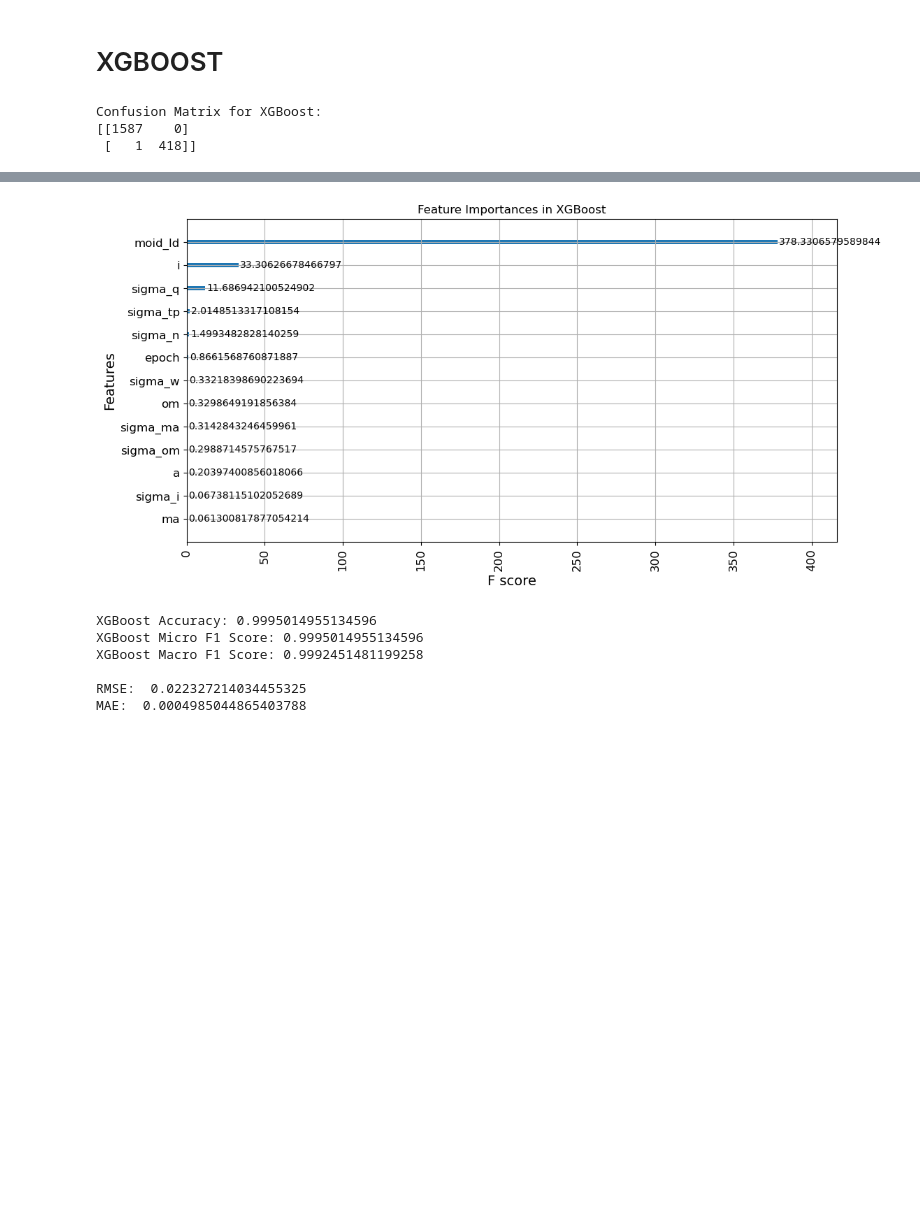
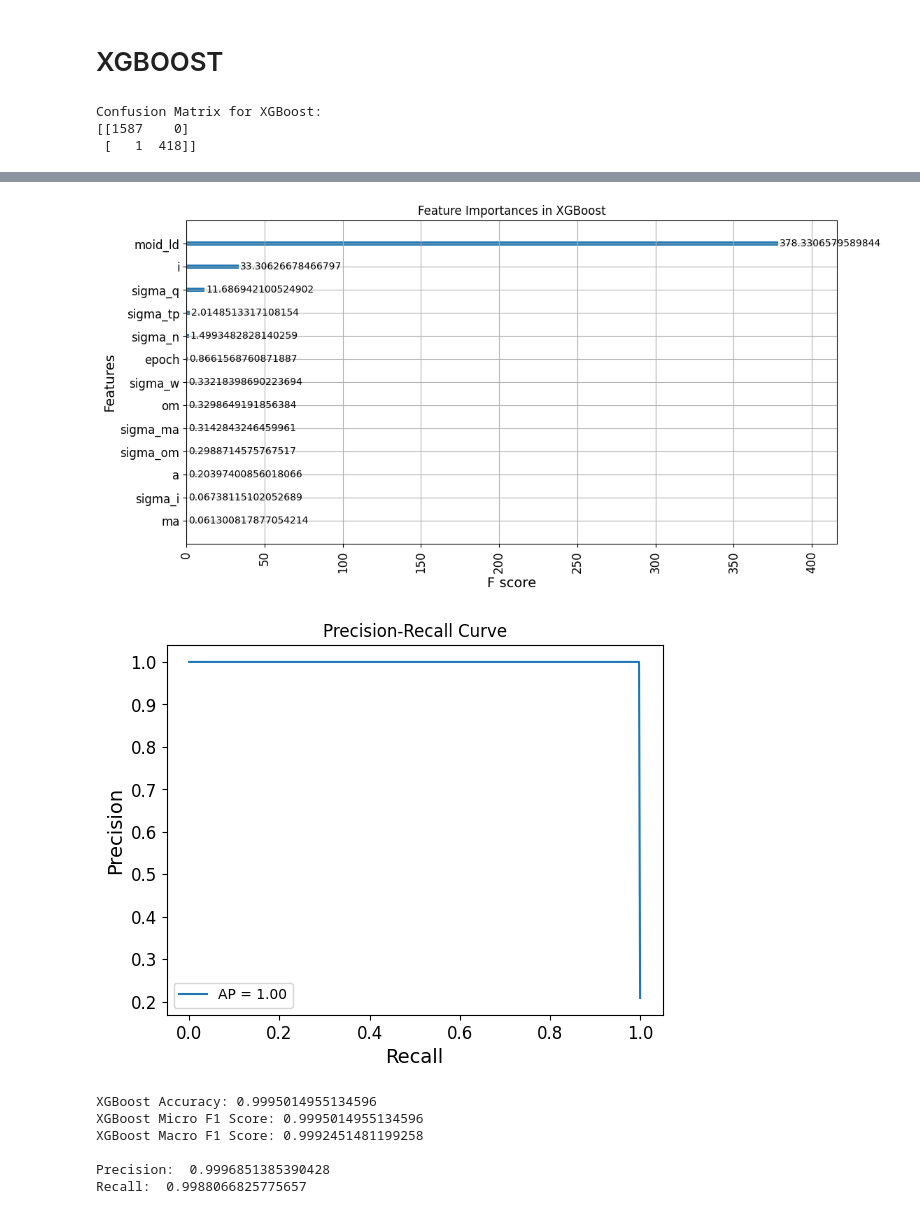
Before and after one commit to trevorsweigart/pha-classification, a Jupyter notebook: pha-classification.ipynb, the cells around one changed output, grey strips where cells are left out. Drawn from its saved outputs; the diff is of its cells as text; code cells hidden in the pictures; blank space fills up the shorter version.

```diff
--- a/pha-classification.ipynb
+++ b/pha-classification.ipynb
@@ -400,42 +441,58 @@ def xgboost_clf():
     plt.scatter(indices, y_pred, color="red", label="Predicted labels", alpha=0.6)
     plt.xlabel("Index of test example", fontsize=10)
     plt.ylabel("Classification", fontsize=10, rotation=90)
     plt.ylim(-0.1, 1.1)
     plt.xlim(0, 200)
     plt.legend()
     plt.show()
 
-    xgb_model.get_booster().feature_names = asteroids.drop(columns=['pha', 'neo', 'id']).columns.tolist()
+    xgb_clf.get_booster().feature_names = asteroids.drop(columns=['pha', 'neo', 'id']).columns.tolist()
 
     # Plot the feature importances
     fig, ax = plt.subplots(figsize=(12, 6))
-    xgb.plot_importance(xgb_model, importance_type='gain', ax=ax)
+    xgb.plot_importance(xgb_clf, importance_type='gain', ax=ax)
     plt.title("Feature Importances in XGBoost")
 
     # Rotate feature names for better readability
     for tick in ax.get_xticklabels():
         tick.set_rotation(90)
 
     plt.show()
 
-    return xgb_clf, xgb_accuracy, xgb_microf1, xgb_macrof1, xgb_rmse, xgb_mae
+    #Precison recal curve
+    precision, recall, thresholds = precision_recall_curve(y_test, y_pred)
+    average_precision = average_precision_score(y_test, y_pred)
+    plt.plot(recall, precision, label=f'AP = {average_precision:.2f}')
+    plt.xlabel('Recall')
+    plt.ylabel('Precision')
+    plt.title('Precision-Recall Curve')
+    plt.legend()
+    plt.show()
 
-xgb_model, xgb_accuracy, xgb_microf1, xgb_macrof1, xgb_rmse, xgb_mae = xgboost_clf()
+    precision = precision_score(y_test, y_pred, average="macro")
+    recall = recall_score(y_test, y_pred, average="macro")
+
+    return xgb_clf, xgb_accuracy, xgb_microf1, xgb_macrof1, xgb_rmse, xgb_mae, precision, recall
+
+xgb_model, xgb_accuracy, xgb_microf1, xgb_macrof1, xgb_rmse, xgb_mae, xgb_precision, xgb_recall = xgboost_clf()
 
 print("\nXGBoost Accuracy:", xgb_accuracy)
 print("XGBoost Micro F1 Score:", xgb_microf1)
 print("XGBoost Macro F1 Score:", xgb_macrof1)
-print("\nRMSE: ", xgb_rmse)
-print("MAE: ", xgb_mae)
+#print("\nRMSE: ", xgb_rmse)
+#print("MAE: ", xgb_mae)
+print("\nPrecision: ", xgb_precision)
+print("Recall: ", xgb_recall)
 # %% [output]
 Confusion Matrix for XGBoost:
 [[1587    0]
  [   1  418]]
 [figure]
 [figure]
+[figure, added]
 XGBoost Accuracy: 0.9995014955134596
 XGBoost Micro F1 Score: 0.9995014955134596
 XGBoost Macro F1 Score: 0.9992451481199258
 
-RMSE:  0.022327214034455325
-MAE:  0.0004985044865403788
+Precision:  0.9996851385390428
+Recall:  0.9988066825775657
```
Also changed, not shown: parts of 4 cells of this notebook.
